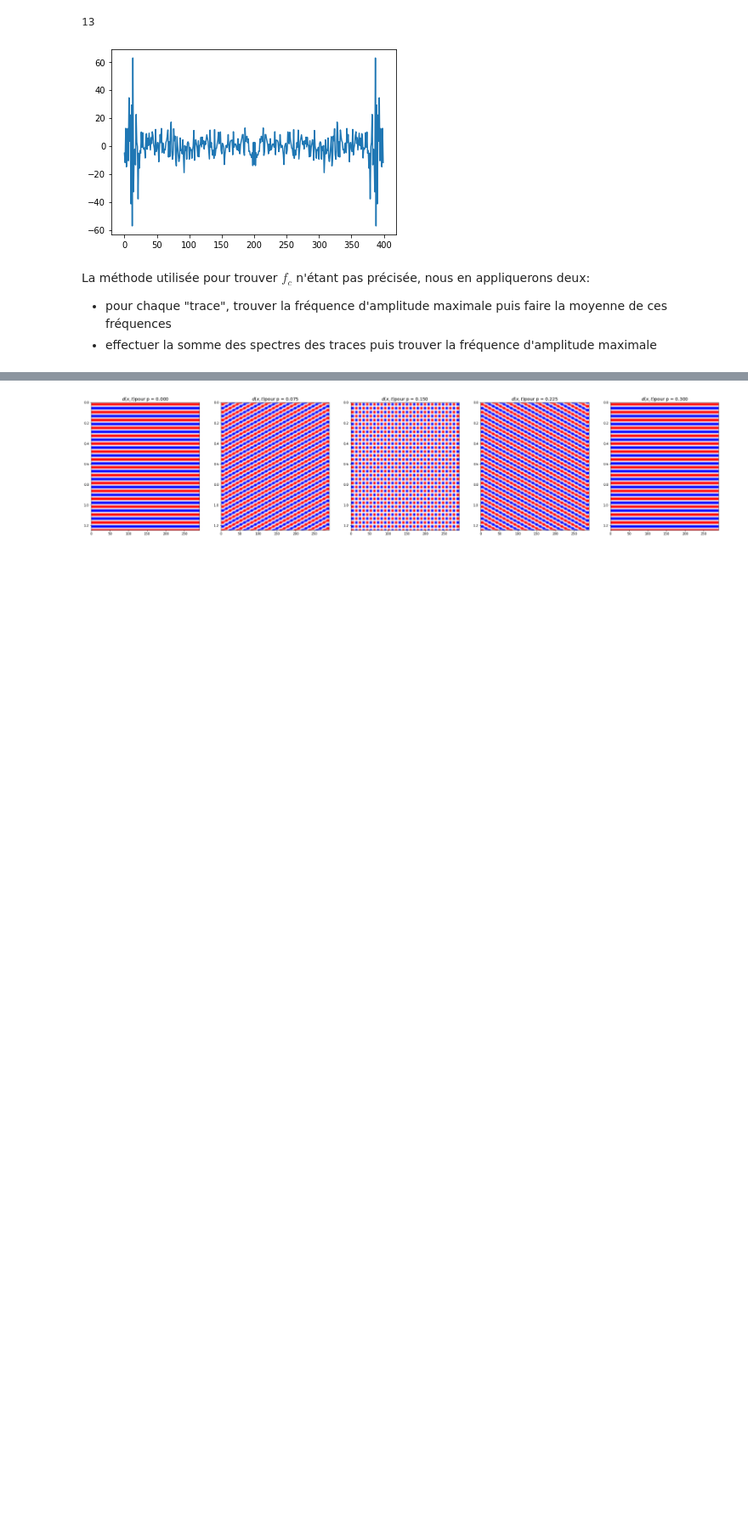
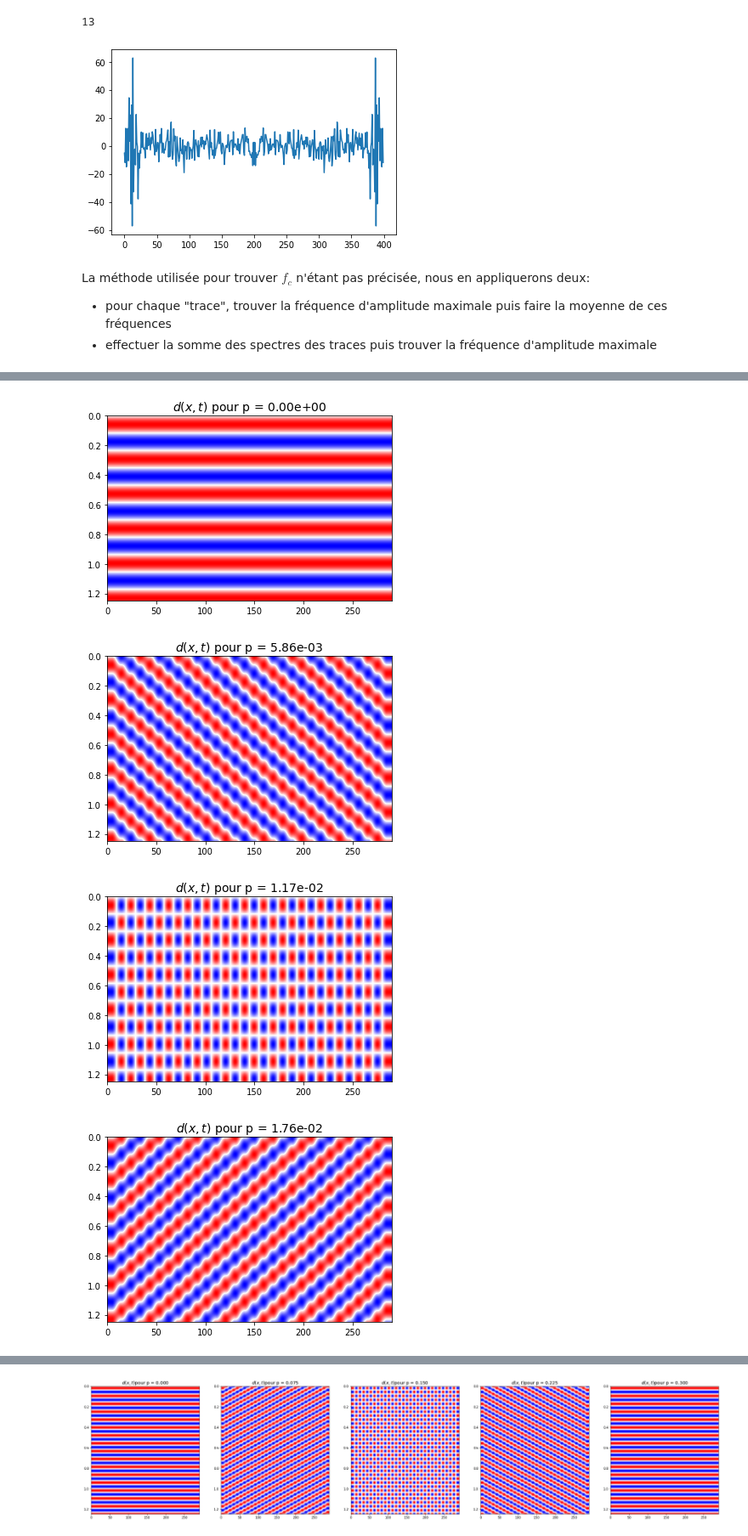
Before and after one commit to 21pili/tds, a Jupyter notebook: mini_projet_groupe1.ipynb, the cells around one changed output, grey strips where cells are left out. Shown at 85% size. Saved outputs shown, nothing was run; the diff lists cells and outputs as text; code cells hidden in the pictures; blank space fills up the shorter version.

```diff
--- a/mini_projet_groupe1.ipynb
+++ b/mini_projet_groupe1.ipynb
@@ -167,7 +181,29 @@ Text(0.5, 1.0, 'Spectres de toutes les traces : fc1 = 4.266666666666667 Hz, fc2
 # %%
-def d(p):
+def d(p, fc):
     d_p = np.zeros((nt,nx))
     for x in range(nx):
         for t in range(nt):
-            d_p[t,x] = np.sin(2 * np.pi * 13 * (t * dt - p * x * dx))
+            d_p[t,x] = np.sin(2 * np.pi * fc * (t * dt - p * x * dx))
     return d_p
+# %%
+fc = fc1
+p = 1 / (fc * dx)
+for k in [0, 1/4, 1/2, 3/4, 1]:
+
+    p_k = k / (fc * dx)
+
+    d_p = d(p_k, fc)
+    vmax = np.max(np.abs(d_p))
+    plt.imshow(d_p,extent=[ax[0],ax[-1],at[-1],at[0]],aspect='auto')
+    plt.title(r"$d(x,t)$ " + f"pour p = {'%.2e' % p_k}", fontsize = labelsize)
+    av.set_ylabel("Time (s)", fontsize = labelsize)
+    av.set_xlabel("Position x (m)", fontsize = labelsize)
+    av.tick_params(axis='both', which='major', labelsize=labelsize)
+    plt.clim([-vmax,vmax])
+    plt.set_cmap('bwr')
+    plt.show()
+# %% [output]
+[figure, added]
+[figure, added]
+[figure, added]
+[figure, added]
```
Also changed, not shown: parts of 6 cells of this notebook.
